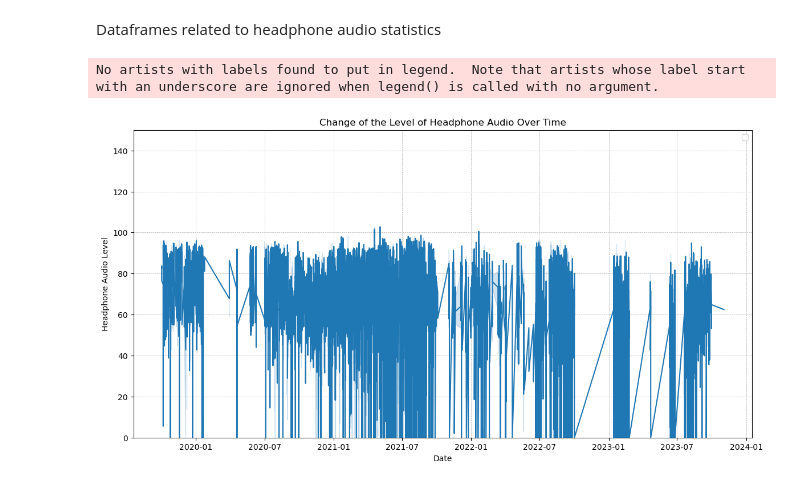
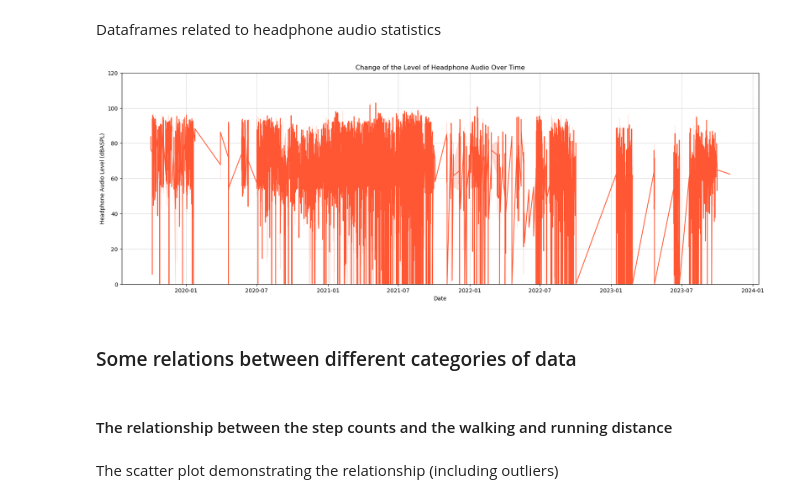
Before and after one commit to OnurOrman/CS-210---Project, a Jupyter notebook: project.ipynb, the cells around one changed output. Cells and saved outputs as stored; diff of their text form; code cells hidden in the pictures.

```diff
--- a/project.ipynb
+++ b/project.ipynb
@@ -799,15 +792,20 @@ No artists with labels found to put in legend.  Note that artists whose label st
 # %% [markdown]
 Dataframes related to headphone audio statistics
 # %%
-plt.figure(figsize=(14, 7))
-sns.lineplot(x = my_headphone_audio["creationDate"], y = my_headphone_audio["value"])
+plt.figure(figsize=(21, 7))
+sns.lineplot(x = my_headphone_audio["creationDate"], y = my_headphone_audio["value"], color = "#FF5733", legend = False)
 plt.title('Change of the Level of Headphone Audio Over Time')
-plt.ylim(0, 150)
+plt.ylim(0, 120)
 plt.xlabel('Date')
-plt.ylabel('Headphone Audio Level')
-plt.legend()
+plt.ylabel('Headphone Audio Level (' + my_headphone_audio["unit"][0] + ")")
+#plt.legend()
 plt.grid(True, which='both', linestyle='--', linewidth=0.5)
 plt.show()
 # %% [output]
-No artists with labels found to put in legend.  Note that artists whose label start with an underscore are ignored when legend() is called with no argument.
-[figure, old version]
+[figure, new version]
+# %% [markdown]
+### Some relations between different categories of data
+# %% [markdown]
+#### The relationship between the step counts and the walking and running distance
+# %% [markdown]
+The scatter plot demonstrating the relationship (including outliers)
```
Also changed, not shown: parts of 37 cells of this notebook.
